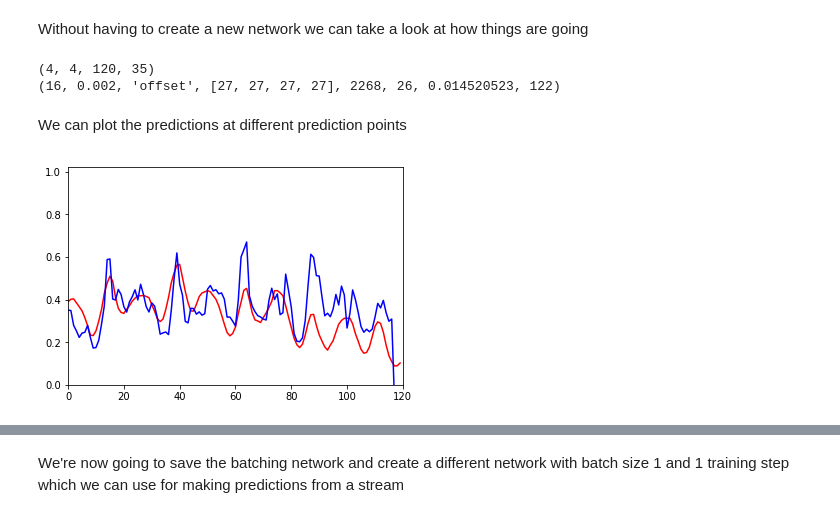
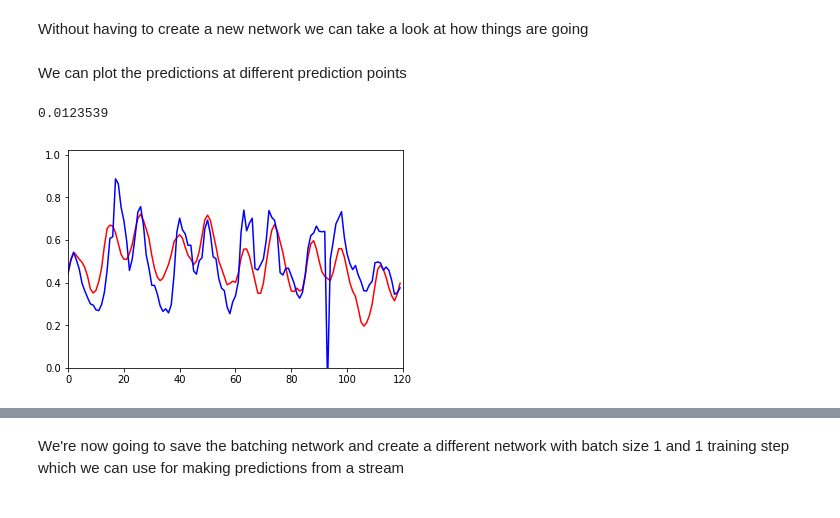
Before and after one commit to illmade/sequences, a Jupyter notebook: notebooks/sequence_notebook.ipynb, the cells around one changed output, grey strips where cells are left out. Cells and saved outputs as stored; diff of their text form; code cells hidden in the pictures.

Commit message:
validation feedback

```diff
--- a/notebooks/sequence_notebook.ipynb
+++ b/notebooks/sequence_notebook.ipynb
@@ -13,7 +13,7 @@ And a size that matches the input    - input size
 
 We can change the cell() defintion to try out other cell types
 # %%
-hidden_size = 16
+hidden_size = 22
 input_size = 35
 output_size = 26
 layer_count = 3
@@ -22,7 +22,7 @@ batch_size = 4
 input_count = 4
 
 #beta is the regularization
-beta_val = 0.002
+beta_val = 0.012
 beta = tf.Variable(beta_val, trainable=False)
 train_length = train_steps - input_size - 1
 
@@ -179,6 +181,36 @@ def learning_schedule(epoch):
     return flr
 # %% [markdown]
 Start training - choose a dropout rate
+# %%
+def validate(validation_point):
+    no_drop = tf.assign(global_dropout, 1.0)
+    drop = currentSession.run(no_drop)
+
+    test_offset = []
+    #The network still wants batches at the moment
+    for i in range(batch_size):
+        test_offset.append(validation_point)
+
+    offset, data_out, targets = feed_data(test_offset, train_steps)
+
+    feed_dict={'targets:0': targets}
+    for idx in range(input_count):
+        feed_dict.update({inputs[idx].name: data_out[idx]})
+
+    test_logits, current_loss, fstate = currentSession.run([logits, loss, save_dict['final_state']], feed_dict)
+
+    distance = 25
+    #predictions at different distances from the input
+    far_away = test_logits[0][:,distance]
+    mid = test_logits[0][:,7]
+    close = test_logits[0][:,1]
+
+    test_size = input_size + distance
+    offset, data_out, targets = feed_data(test_offset, train_steps)
+    ts = np.stack(targets[0])
+    ts = np.array(targets[0])[:,0]
+
+    return current_loss, far_away, ts
 # %%
 dropit = tf.assign(global_dropout, 0.9)
 
@@ -232,48 +290,19 @@ saver.save(currentSession, 'checkpoints/{0}_{1}'.format(cell_name, epoch))
 # %% [markdown]
 Without having to create a new network we can take a look at how things are going
-# %%
-no_drop = tf.assign(global_dropout, 1.0)
-
-drop = currentSession.run(no_drop)
-
-test_offset = []
-#The network still wants batches at the moment
-for i in range(batch_size):
-    test_offset.append(27)
-
-offset, data_out, targets = feed_data(test_offset, train_steps)
-
-print(np.shape(data_out))
-
-feed_dict={'targets:0': targets}
-for idx in range(input_count):
-    feed_dict.update({inputs[idx].name: data_out[idx]})
-
-test_logits, current_loss, fstate = currentSession.run([logits, loss, save_dict['final_state']], feed_dict)
-
-distance = 25
-#predictions at different distances from the input
-far_away = test_logits[0][:,distance]
-mid = test_logits[0][:,7]
-close = test_logits[0][:,1]
-print(hidden_size, beta_val, "offset", test_offset, offset, output_size, current_loss, epoch)
-
-test_size = input_size + distance
-offset, data_out, targets = feed_data(test_offset, train_steps)
-ts = np.stack(targets[0])
-ts = np.array(targets[0])[:,0]
-# %% [output]
-(4, 4, 120, 35)
-(16, 0.002, 'offset', [27, 27, 27, 27], 2268, 26, 0.014520523, 122)
 # %% [markdown]
 We can plot the predictions at different prediction points
 # %%
+validations, far_away, ts = validate(57)
+
+print(validations)
+
 import matplotlib.pyplot as plt
 plt.plot(far_away, 'r')
 # plt.plot(mid[18:], 'y')
 # plt.plot(close[25:], 'g')
 plt.plot(ts, 'b')
 plt.axis([0.0,train_steps,0.0,1.02])
 plt.show()
 # %% [output]
+0.0123539
-[figure, old version]
+[figure, new version]
```
Also changed, not shown: parts of 12 cells of this notebook.
